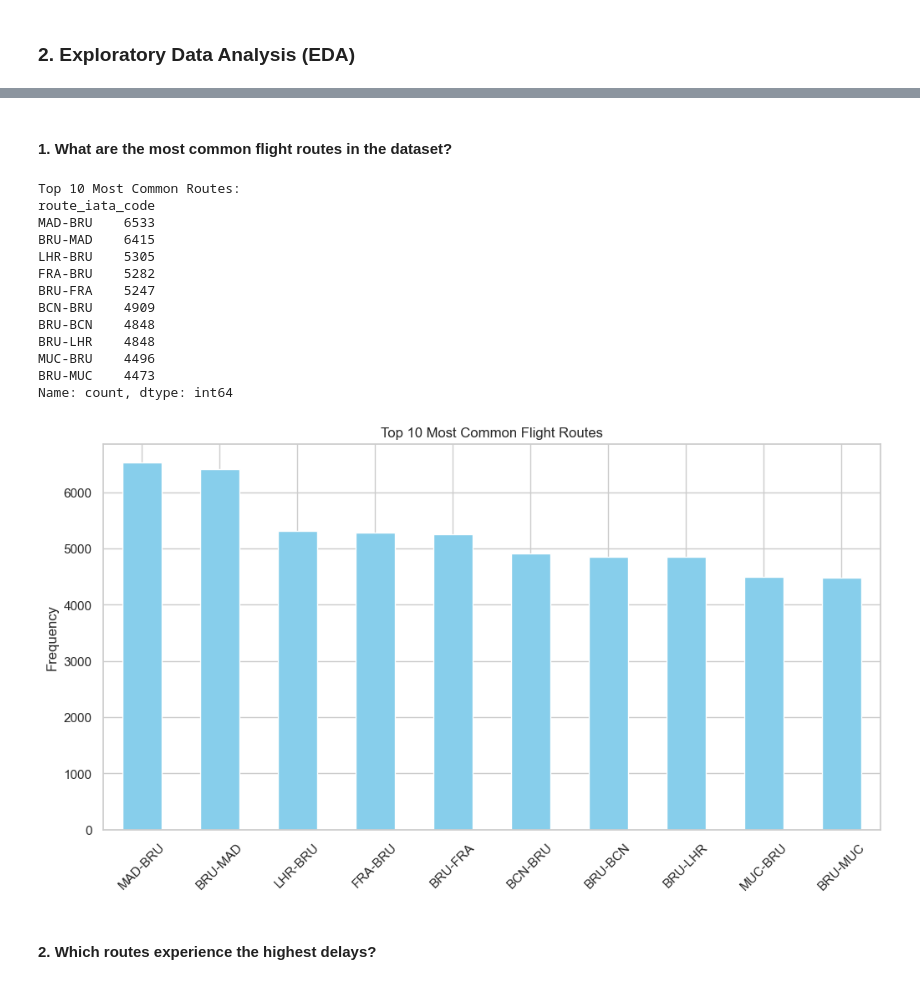
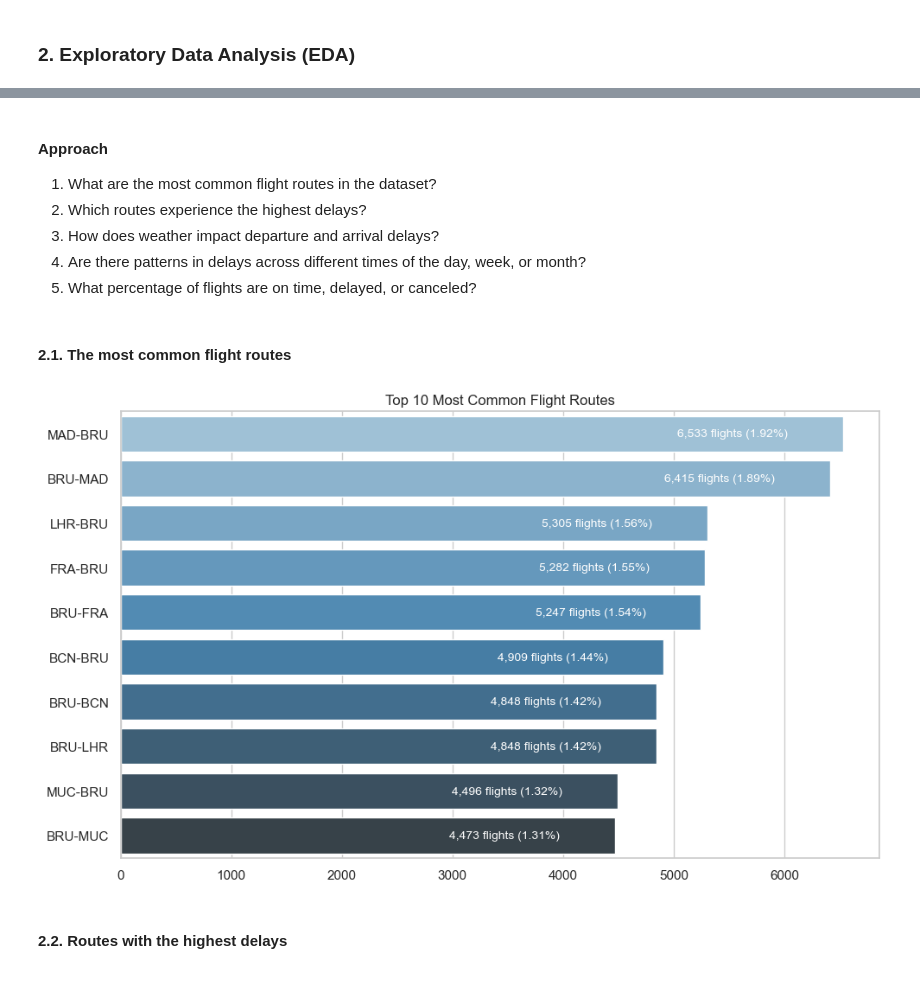
Before and after one commit to DT-Service-Consulting/avstats, a Jupyter notebook: avstats/AvStats_EDA.ipynb, the cells around one changed output, grey strips where cells are left out. Saved outputs shown, nothing was run; the diff lists cells and outputs as text; code cells hidden in the pictures.

```diff
--- a/avstats/AvStats_EDA.ipynb
+++ b/avstats/AvStats_EDA.ipynb
@@ -222,36 +204,35 @@ df_passengers
+# %% [markdown]
+#### **Approach**
+
+1. What are the most common flight routes in the dataset?
+2. Which routes experience the highest delays?
+3. How does weather impact departure and arrival delays?
+4. Are there patterns in delays across different times of the day, week, or month?
+5. What percentage of flights are on time, delayed, or canceled?
 # %% [markdown]
-#### **1. What are the most common flight routes in the dataset?**
+#### **2.1. The most common flight routes**
-# %%
-# Most Common Routes
-common_routes = df['route_iata_code'].value_counts().head(10)
-print("Top 10 Most Common Routes:")
-print(common_routes)
-
-# Visualize Most Common Routes
-plt.figure(figsize=(12, 6))
-common_routes.plot(kind='bar', color='skyblue')
-plt.title('Top 10 Most Common Flight Routes')
-plt.xlabel('')
-plt.ylabel('Frequency')
-plt.xticks(rotation=45)
-plt.show()
-# %% [output]
-Top 10 Most Common Routes:
-route_iata_code
-MAD-BRU    6533
-BRU-MAD    6415
-LHR-BRU    5305
-FRA-BRU    5282
-BRU-FRA    5247
-BCN-BRU    4909
-BRU-BCN    4848
-BRU-LHR    4848
-MUC-BRU    4496
-BRU-MUC    4473
-Name: count, dtype: int64
-[figure, removed]
+# %%
+# Most Common Routes
+common_routes = df['route_iata_code'].value_counts().head(10)
+common_routes_percentage = (common_routes / df['route_iata_code'].count() * 100).round(2)
+
+# Visualize Most Common Routes with Improved Annotation
+plt.figure(figsize=(10, 6))
+sns.barplot(x=common_routes.values, y=common_routes.index, palette='Blues_d')
+plt.title('Top 10 Most Common Flight Routes')
+plt.xlabel('')
+plt.ylabel('')
+
+# Annotate bars with percentages and ensure text fits within the plot
+for i, (v, p) in enumerate(zip(common_routes.values, common_routes_percentage)):
+    plt.text(v - 500, i, f"{v:,} flights ({p}%)", color='white', ha='right', va='center', fontsize=10)
+
+plt.tight_layout()
+plt.show()
+# %% [output]
+[figure, added]
 # %% [markdown]
-#### **2. Which routes experience the highest delays?**
+#### **2.2. Routes with the highest delays**
 # %%
 # Calculate Average Delay by Route
 average_delay_sorted = df.groupby('route_iata_code')['dep_delay'].mean().sort_values(ascending=False).reset_index()
```
Also changed, not shown: parts of 14 cells of this notebook.
